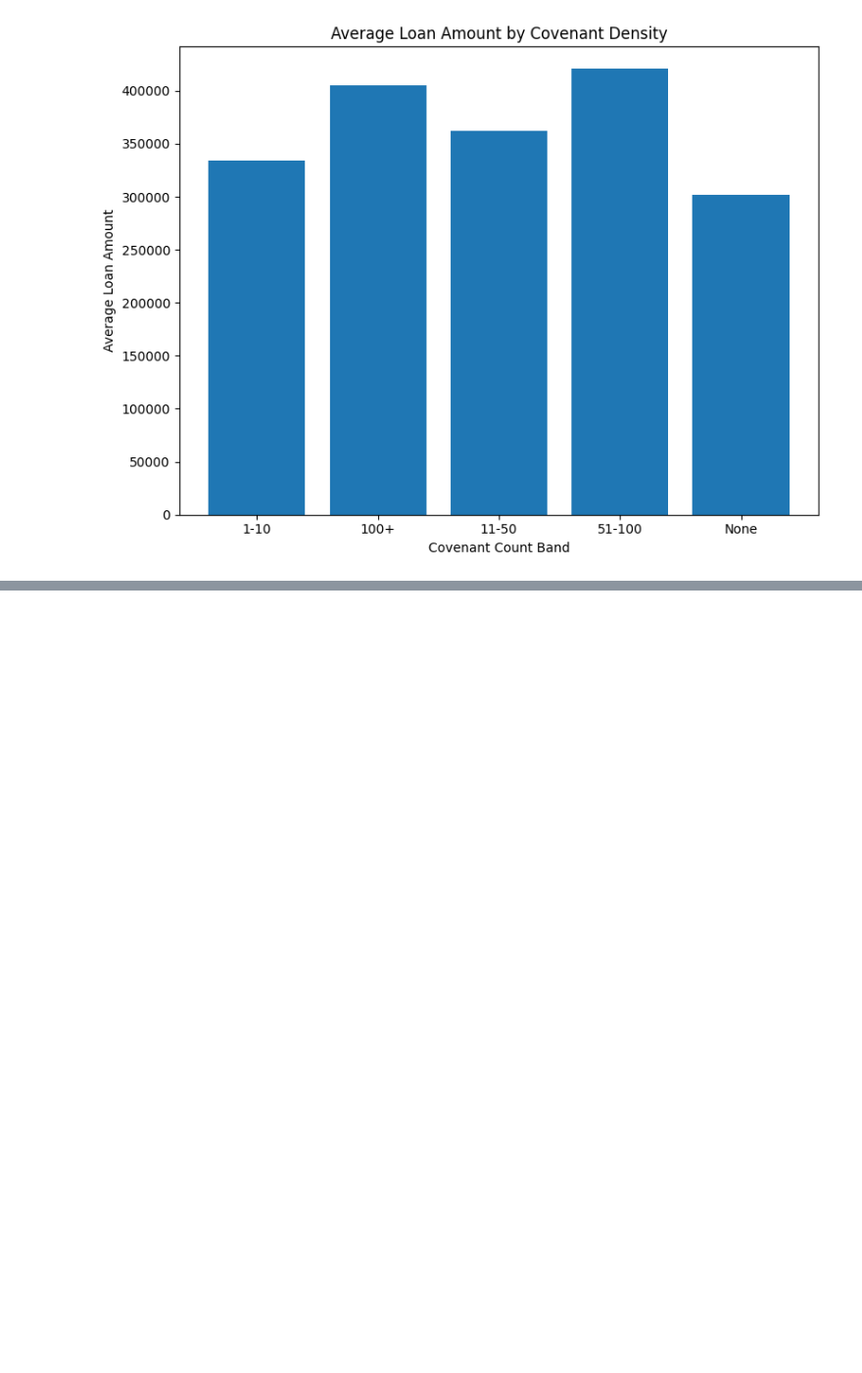
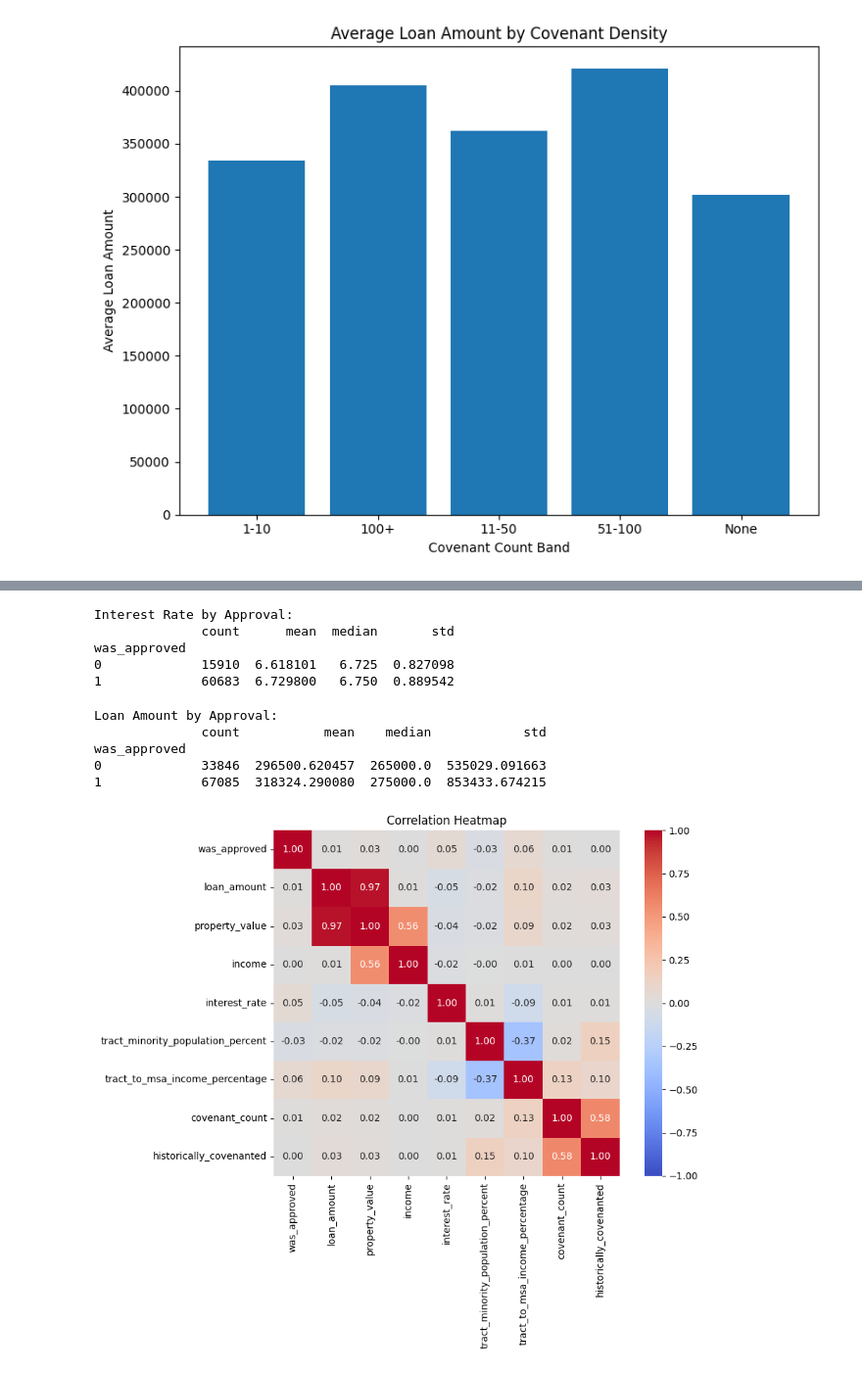
Before and after one commit to 2000031041-ShivaChary196/DATA6550-HOUSING-BIAS, a Jupyter notebook: CODE/Beladiya.ipynb, the cells around one changed output, grey strips where cells are left out. Shown at 98% size. Saved outputs shown, nothing was run; the diff lists cells and outputs as text; code cells hidden in the pictures; blank space fills up the shorter version.

```diff
--- a/CODE/Beladiya.ipynb
+++ b/CODE/Beladiya.ipynb
@@ -285,0 +296,14 @@ plt.show()
+# %%
+def simplify_race(x):
+    x = str(x).strip()
+    if x in ["White", "Black or African American", "Asian",
+             "American Indian or Alaska Native",
+             "Native Hawaiian or Other Pacific Islander",
+             "Joint"]:
+        return x
+    elif "Not Available" in x or "Free Form" in x or x == "Unknown":
+        return "Unknown/Not Available"
+    else:
+        return "Other"
+
+df["race_group"] = df["derived_race"].apply(simplify_race)
@@ -285,0 +398,57 @@ plt.show()
+# %%
+# Interest rate by approval
+interest_by_approval = (
+    df.groupby("was_approved")["interest_rate"]
+    .agg(["count", "mean", "median", "std"])
+)
+print("\nInterest Rate by Approval:")
+print(interest_by_approval)
+# %% [output]
+Interest Rate by Approval:
+              count      mean  median       std
+was_approved
+0             15910  6.618101   6.725  0.827098
+1             60683  6.729800   6.750  0.889542
+# %%
+# Loan amount by approval
+loan_by_approval = (
+    df.groupby("was_approved")["loan_amount"]
+    .agg(["count", "mean", "median", "std"])
+)
+print("\nLoan Amount by Approval:")
+print(loan_by_approval)
+# %% [output]
+Loan Amount by Approval:
+              count           mean    median            std
+was_approved
+0             33846  296500.620457  265000.0  535029.091663
+1             67085  318324.290080  275000.0  853433.674215
+# %%
+corr_cols = [
+    "was_approved",
+    "loan_amount",
+    "property_value",
+    "income",
+    "interest_rate",
+    "tract_minority_population_percent",
+    "tract_to_msa_income_percentage",
+    "covenant_count",
+    "historically_covenanted"
+]
+corr_matrix = df[corr_cols].corr(numeric_only=True)
+# %%
+import seaborn as sns
+plt.figure(figsize=(10, 8))
+sns.heatmap(
+    corr_matrix,
+    annot=True,        # show correlation values in cells
+    fmt=".2f",         # format for the numbers
+    cmap="coolwarm",   # color palette
+    vmin=-1, vmax=1,   # fix scale to [-1, 1]
+    square=True
+)
+plt.title("Correlation Heatmap")
+plt.tight_layout()
+plt.show()
+# %% [output]
+[figure, added]
```
Also changed, not shown: parts of 43 cells of this notebook.
